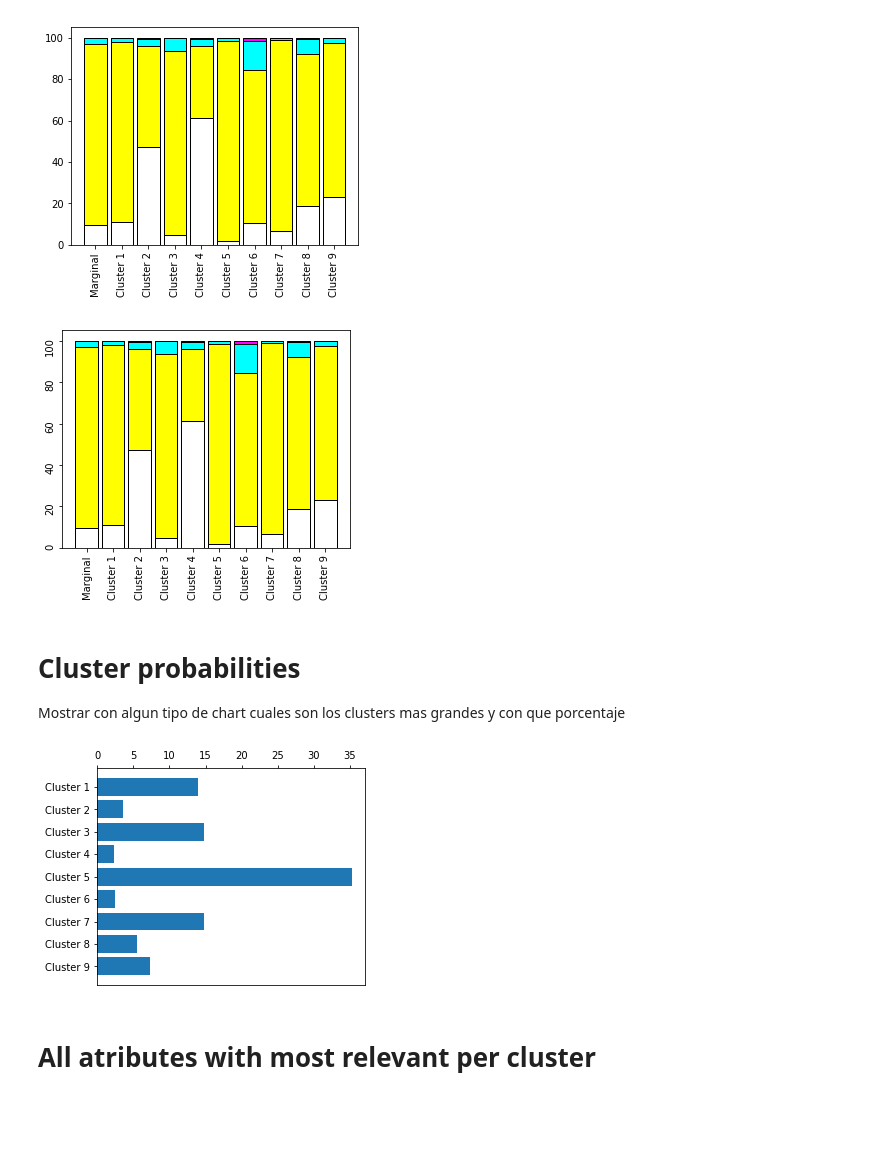
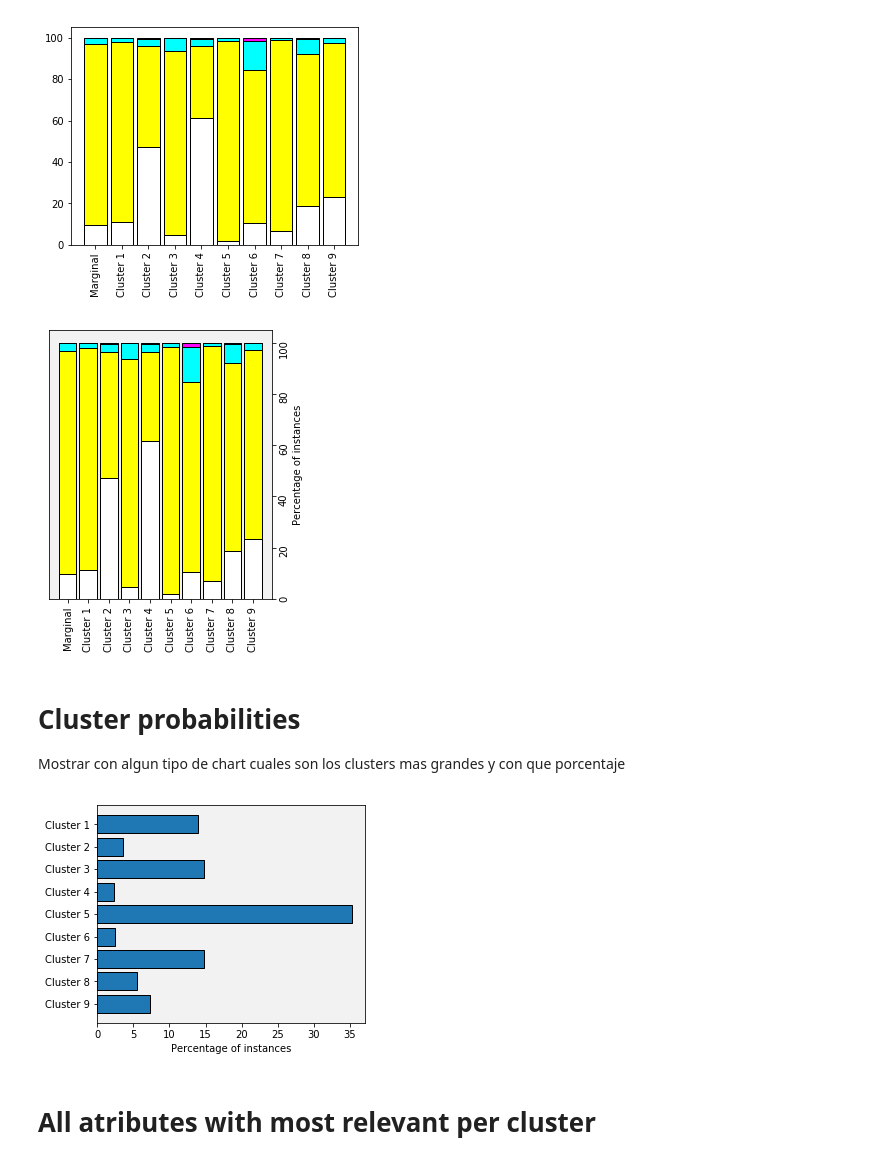
Before and after one commit to ferjorosa/allen-clustering, a Jupyter notebook: python/Generate.ipynb, the cells around one changed output. Drawn from its saved outputs; the diff is of its cells as text; code cells hidden in the pictures; blank space fills up the shorter version.

Commit message:
update with plots

```diff
--- a/python/Generate.ipynb
+++ b/python/Generate.ipynb
@@ -344,6 +346,7 @@ plt.show()
 # %% [output]
 [figure]
 # %%
+import matplotlib.pyplot as plt
 import pandas
 import numpy as np
 
@@ -363,40 +366,42 @@ medium_bar_probs = average_cond_probs["medium"]*100
 high_bar_probs = average_cond_probs["high"]*100
 
 # Generate bar colors
 low_bar_color = hex_from_cpt_array([0.0, 1.0, 0.0, 0.0])
 medium_bar_color = hex_from_cpt_array([0.0, 0.0, 1.0, 0.0])
 high_bar_color = hex_from_cpt_array([0.0, 0.0, 0.0, 1.0])
 
 # Plot generation
 plt.rcParams['xtick.bottom'] = plt.rcParams['xtick.labelbottom'] = True
 plt.rcParams['xtick.top'] = plt.rcParams['xtick.labeltop'] = False
-fig = plt.figure(figsize=(5.15,4))
+fig = plt.figure(figsize=(4,4.95))
 ax = plt.gca()
 barWidth = 0.85
 indices = [0,1,2,3,4,5,6,7,8,9]
 names = ('Marginal', 'Cluster 1','Cluster 2','Cluster 3','Cluster 4','Cluster 5', 'Cluster 6', 'Cluster 7', 'Cluster 8', 'Cluster 9')
 # Create absent bars
 plt.bar(indices, absent_bar_probs, color="white", edgecolor='black', width=barWidth)
 # Create low Bars
 plt.bar(indices, low_bar_probs, bottom=absent_bar_probs, color=low_bar_color, edgecolor='black', width=barWidth)
 # Create medium Bars
 plt.bar(indices, medium_bar_probs, bottom=[i+j for i,j in zip(low_bar_probs, absent_bar_probs)], color=medium_bar_color, edgecolor='black', width=barWidth)
 # Create high Bars
 plt.bar(indices, high_bar_probs, bottom=[i+j+z for i,j,z in zip(medium_bar_probs, low_bar_probs, absent_bar_probs)], color=high_bar_color, edgecolor='black', width=barWidth)
 
 # Custom x and y axis
 plt.xticks(indices, names, rotation=90)
+ax.yaxis.tick_right()
+ax.yaxis.set_label_position("right")
 plt.yticks(rotation=90)
+plt.ylabel("Percentage of instances")
+ax = plt.gca()
+ax.set_facecolor("#f2f2f2")
 
-# Rotate graphic
-base = pyplot.gca().transData
-rot = transforms.Affine2D().rotate_deg(90)
 
 # Show graphic
-plt.show()
-plt.
+#plt.show()
+plt.savefig("plots/cluster_proportions.svg")
 # %% [output]
-[figure, old version]
+[figure, new version]
 # %% [markdown]
 # Cluster probabilities
 Mostrar con algun tipo de chart cuales son los clusters mas grandes y con que porcentaje
@@ -410,11 +415,14 @@ probs.reverse()
 cluster_names.reverse()
 
 fig = plt.figure(figsize=(4.8,4))
-plt.barh(cluster_indices, probs)
+plt.barh(cluster_indices, probs, edgecolor='black')
 plt.yticks(cluster_indices, cluster_names)
-plt.show()
+plt.xlabel("Percentage of instances")
+ax = plt.gca()
+ax.set_facecolor("#f2f2f2")
+plt.savefig("plots/cluster_probabilities.svg")
 # %% [output]
-[figure, old version]
+[figure, new version]
 # %% [markdown]
 # All atributes with most relevant per cluster
 # %%
```
Also changed, not shown: parts of 3 cells of this notebook, 4 other files.
